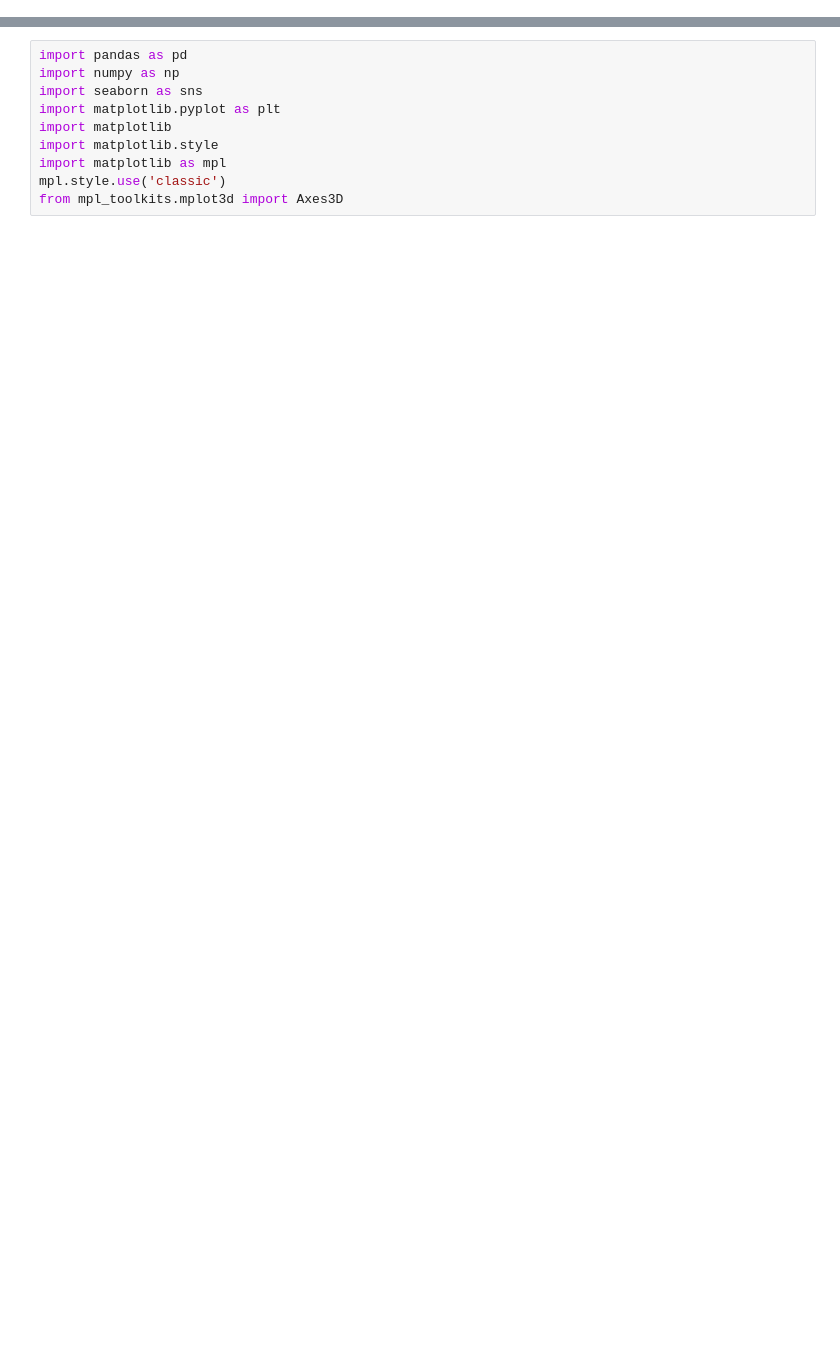
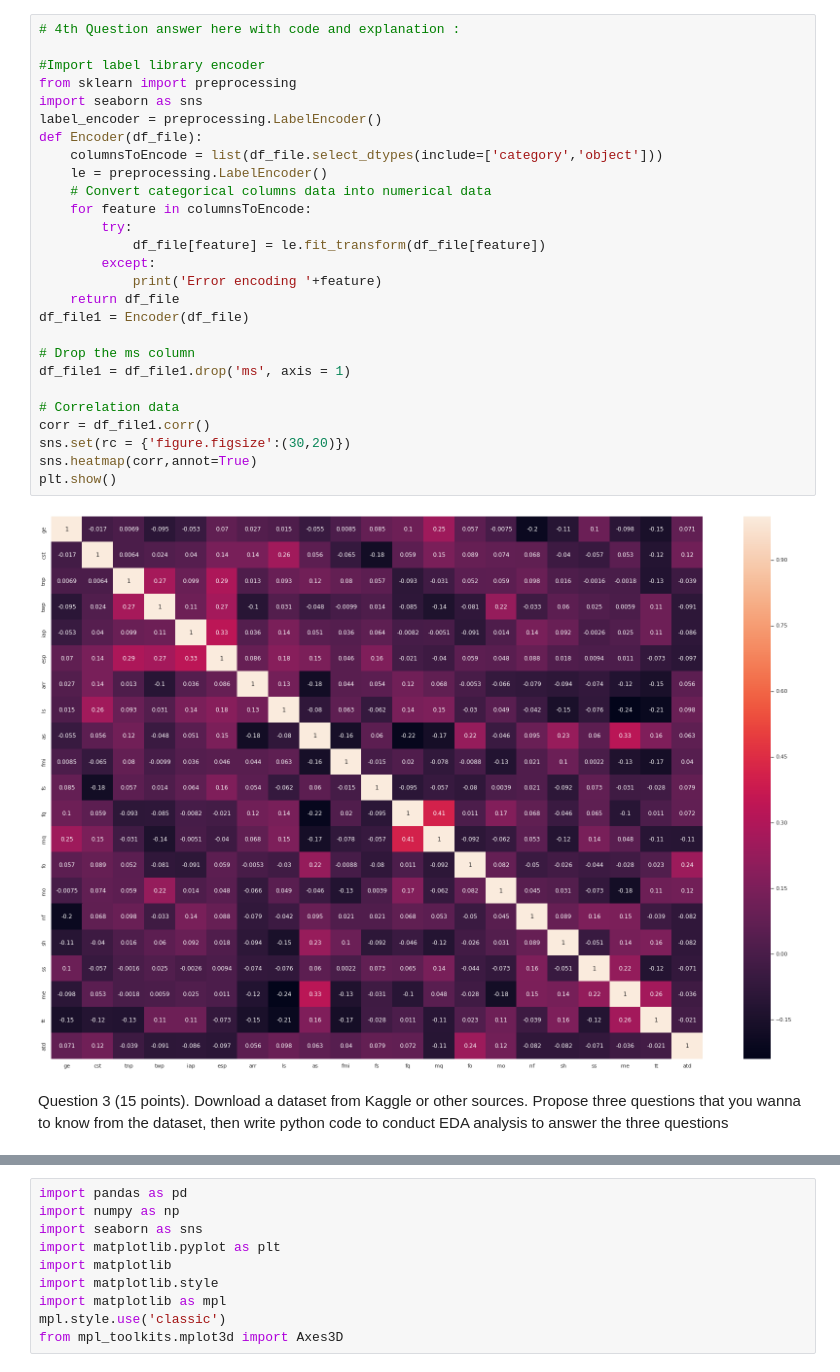
Before and after one commit to Aranagut/5502-lab-assignment-1, a Jupyter notebook: Welcome_To_Colaboratory.ipynb, the cells around one changed output, grey strips where cells are left out. Saved outputs shown, nothing was run; the diff lists cells and outputs as text; blank space fills up the shorter version.

```diff
--- a/Welcome_To_Colaboratory.ipynb
+++ b/Welcome_To_Colaboratory.ipynb
@@ -2,0 +273,31 @@
+# %%
+# 4th Question answer here with code and explanation :
+
+#Import label library encoder
+from sklearn import preprocessing
+import seaborn as sns
+label_encoder = preprocessing.LabelEncoder()
+def Encoder(df_file):
+    columnsToEncode = list(df_file.select_dtypes(include=['category','object']))
+    le = preprocessing.LabelEncoder()
+    # Convert categorical columns data into numerical data
+    for feature in columnsToEncode:
+        try:
+            df_file[feature] = le.fit_transform(df_file[feature])
+        except:
+            print('Error encoding '+feature)
+    return df_file
+df_file1 = Encoder(df_file)
+
+# Drop the ms column
+df_file1 = df_file1.drop('ms', axis = 1)
+
+# Correlation data
+corr = df_file1.corr()
+sns.set(rc = {'figure.figsize':(30,20)})
+sns.heatmap(corr,annot=True)
+plt.show()
+# %% [output]
+[figure, added]
+# %% [markdown]
+Question 3 (15 points). Download a dataset from Kaggle or other sources. Propose three questions that you wanna to know from the dataset, then write python code to conduct EDA analysis to answer the three questions
```
Also changed, not shown: parts of 83 cells of this notebook.
